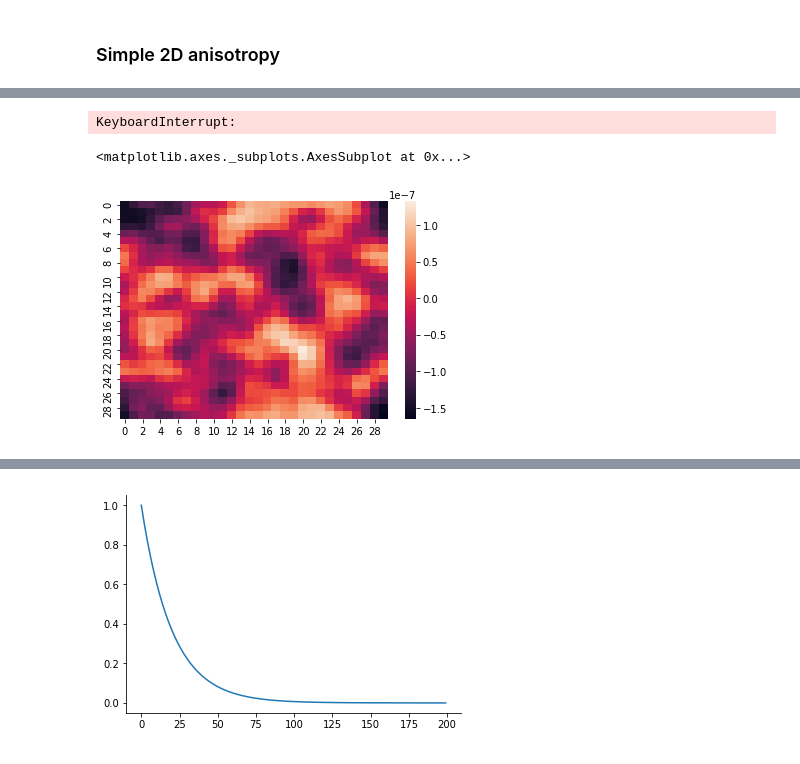
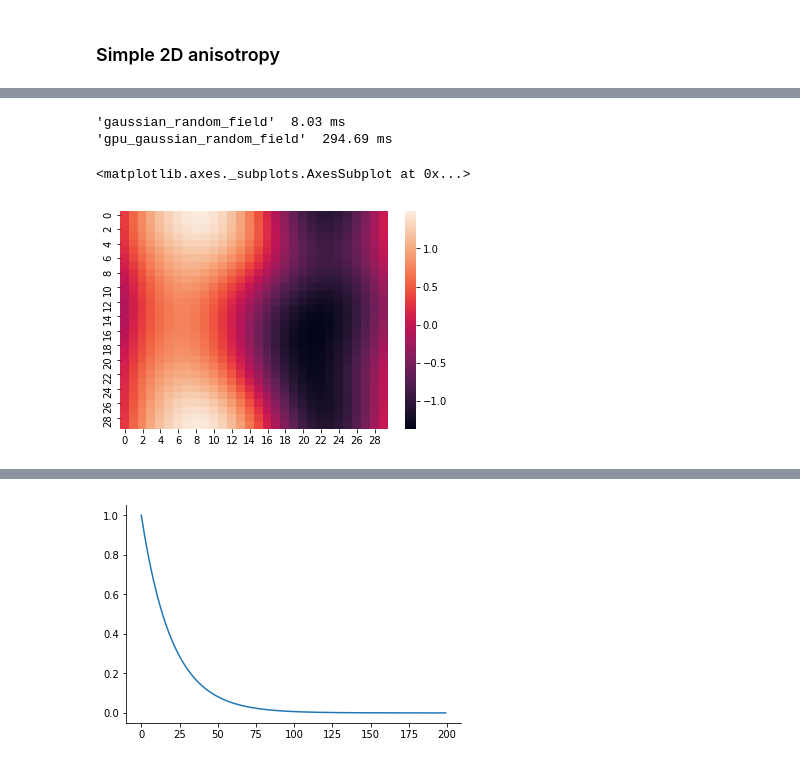
Before and after one commit to jamesjarlathlong/continuous, a Jupyter notebook: randomfield.ipynb, the cells around one changed output, grey strips where cells are left out. Drawn from its saved outputs; the diff is of its cells as text; code cells hidden in the pictures.

Commit message:
random field conflict in nb

```diff
--- a/randomfield.ipynb
+++ b/randomfield.ipynb
@@ -197,5 +220,9 @@ sns.despine()
 # %%
-res = gaussian_random_field()
-sns.heatmap(res.real[:,:,15])
+res = gaussian_random_field(scale=100)
+res2 = gpu_gaussian_random_field(scale=100)
+sns.heatmap(res.real[:,:,1])
 # %% [output]
-KeyboardInterrupt:
+'gaussian_random_field'  8.03 ms
+'gpu_gaussian_random_field'  294.69 ms
+<matplotlib.axes._subplots.AxesSubplot at 0x...>
+[figure, added]
@@ -205,5 +228,0 @@ a = np.fft.ifftn(noise)
-# %%
-sns.heatmap(res.real[:,:,11]-res.real[:,:,12])
-# %% [output]
-<matplotlib.axes._subplots.AxesSubplot at 0x...>
-[figure, removed]
```
Also changed, not shown: parts of 18 cells of this notebook.
